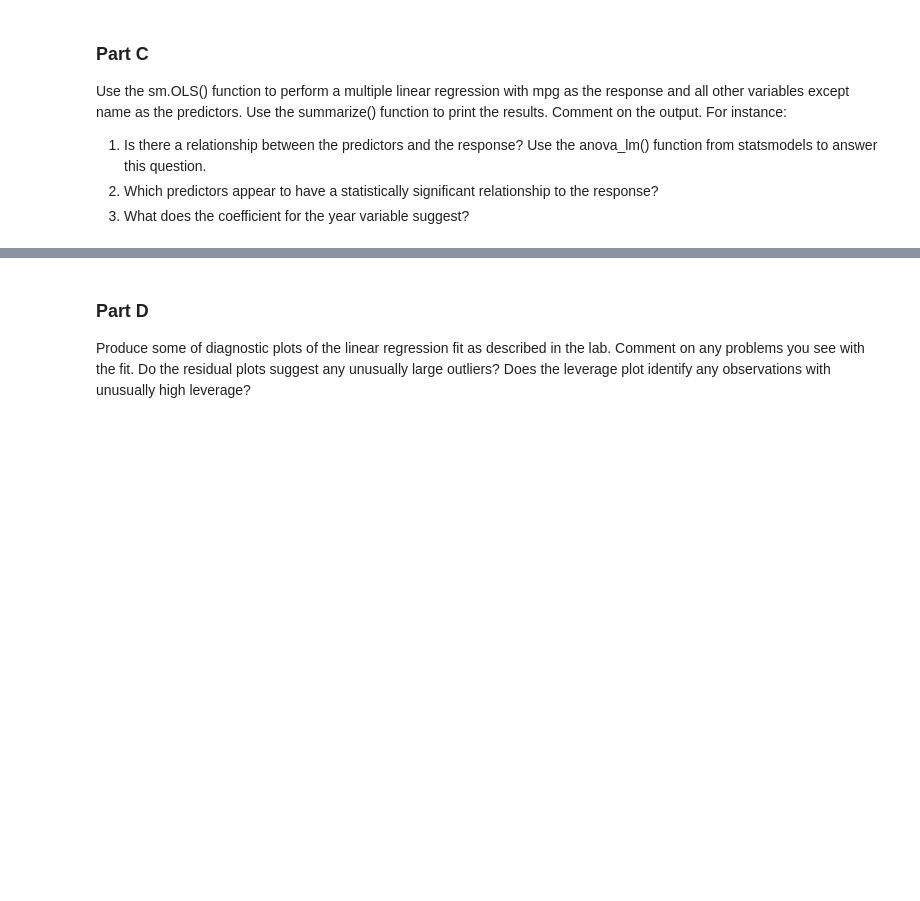
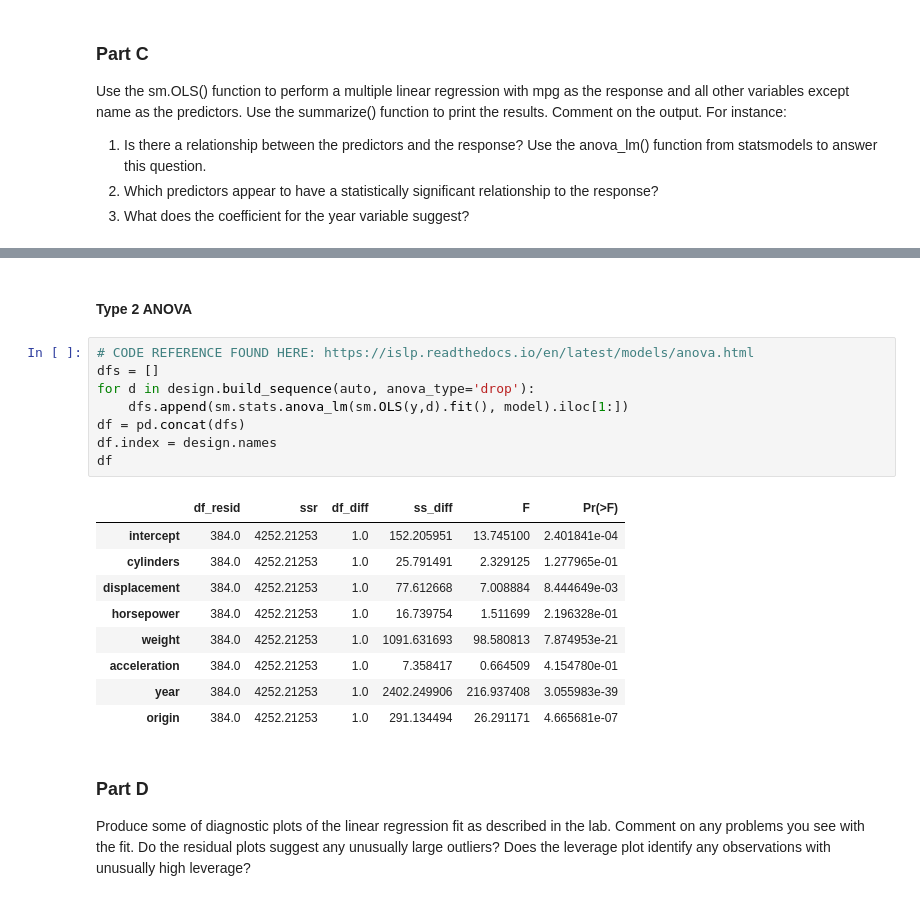
Before and after one commit to rcwaterman/DSE6111, a Jupyter notebook: Module_2/Chapter_3_Exercises/Chapter_3_Exercises.ipynb, the cells around one changed output, grey strips where cells are left out. Saved outputs shown, nothing was run; the diff lists cells and outputs as text; blank space fills up the shorter version.

```diff
--- a/Module_2/Chapter_3_Exercises/Chapter_3_Exercises.ipynb
+++ b/Module_2/Chapter_3_Exercises/Chapter_3_Exercises.ipynb
@@ -27,3 +102,23 @@ Use the sm.OLS() function to perform a multiple linear regression with mpg as th
+# %% [markdown]
+#### Type 2 ANOVA
+# %%
+# CODE REFERENCE FOUND HERE: https://islp.readthedocs.io/en/latest/models/anova.html
+dfs = []
+for d in design.build_sequence(auto, anova_type='drop'):
+    dfs.append(sm.stats.anova_lm(sm.OLS(y,d).fit(), model).iloc[1:])
+df = pd.concat(dfs)
+df.index = design.names
+df
+# %% [output]
+|  | df_resid | ssr | df_diff | ss_diff | F | Pr(>F) |
+| intercept | 384.0 | 4252.21253 | 1.0 | 152.205951 | 13.745100 | 2.401841e-04 |
+| cylinders | 384.0 | 4252.21253 | 1.0 | 25.791491 | 2.329125 | 1.277965e-01 |
+| displacement | 384.0 | 4252.21253 | 1.0 | 77.612668 | 7.008884 | 8.444649e-03 |
+| horsepower | 384.0 | 4252.21253 | 1.0 | 16.739754 | 1.511699 | 2.196328e-01 |
+| weight | 384.0 | 4252.21253 | 1.0 | 1091.631693 | 98.580813 | 7.874953e-21 |
+| acceleration | 384.0 | 4252.21253 | 1.0 | 7.358417 | 0.664509 | 4.154780e-01 |
+| year | 384.0 | 4252.21253 | 1.0 | 2402.249906 | 216.937408 | 3.055983e-39 |
+| origin | 384.0 | 4252.21253 | 1.0 | 291.134494 | 26.291171 | 4.665681e-07 |
 # %% [markdown]
 ### Part D
 
```
Also changed, not shown: parts of 7 cells of this notebook, 1 other file.
